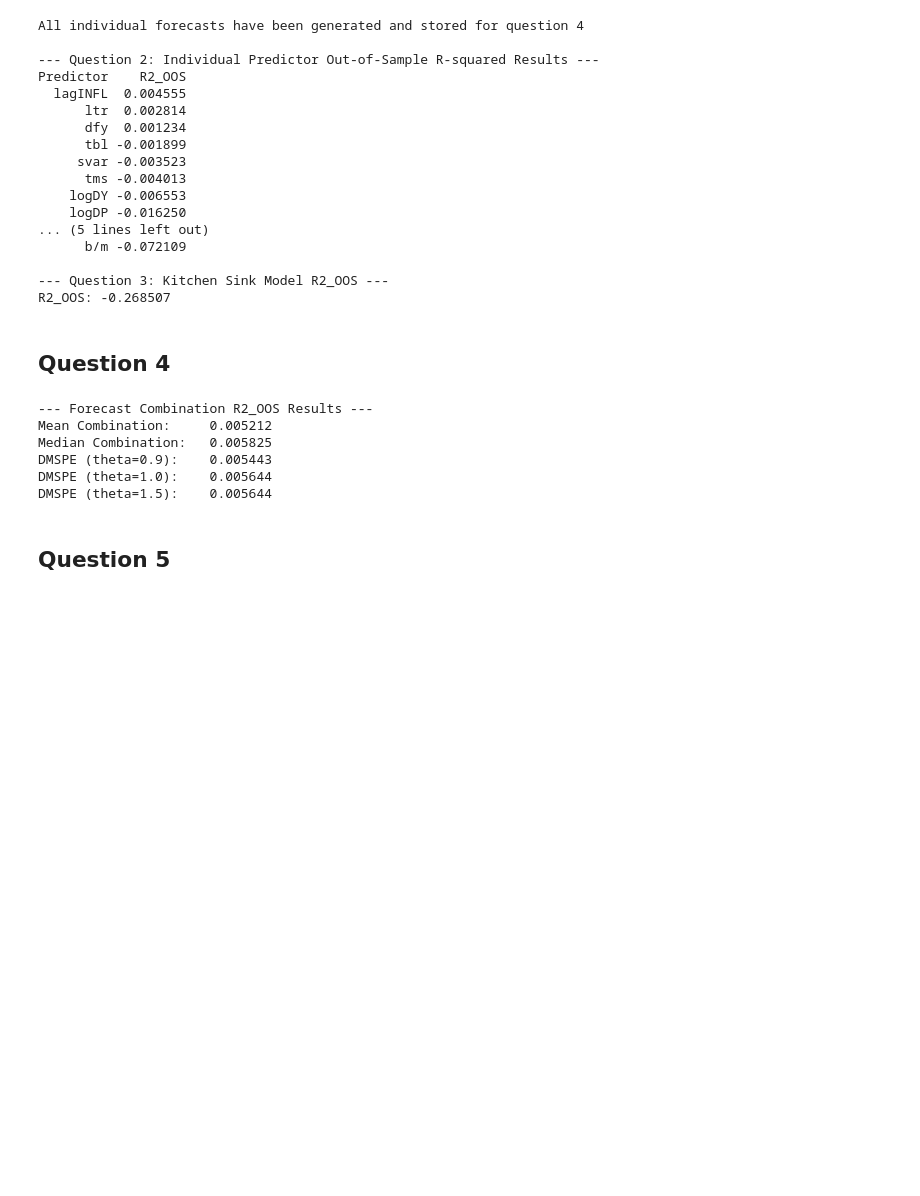
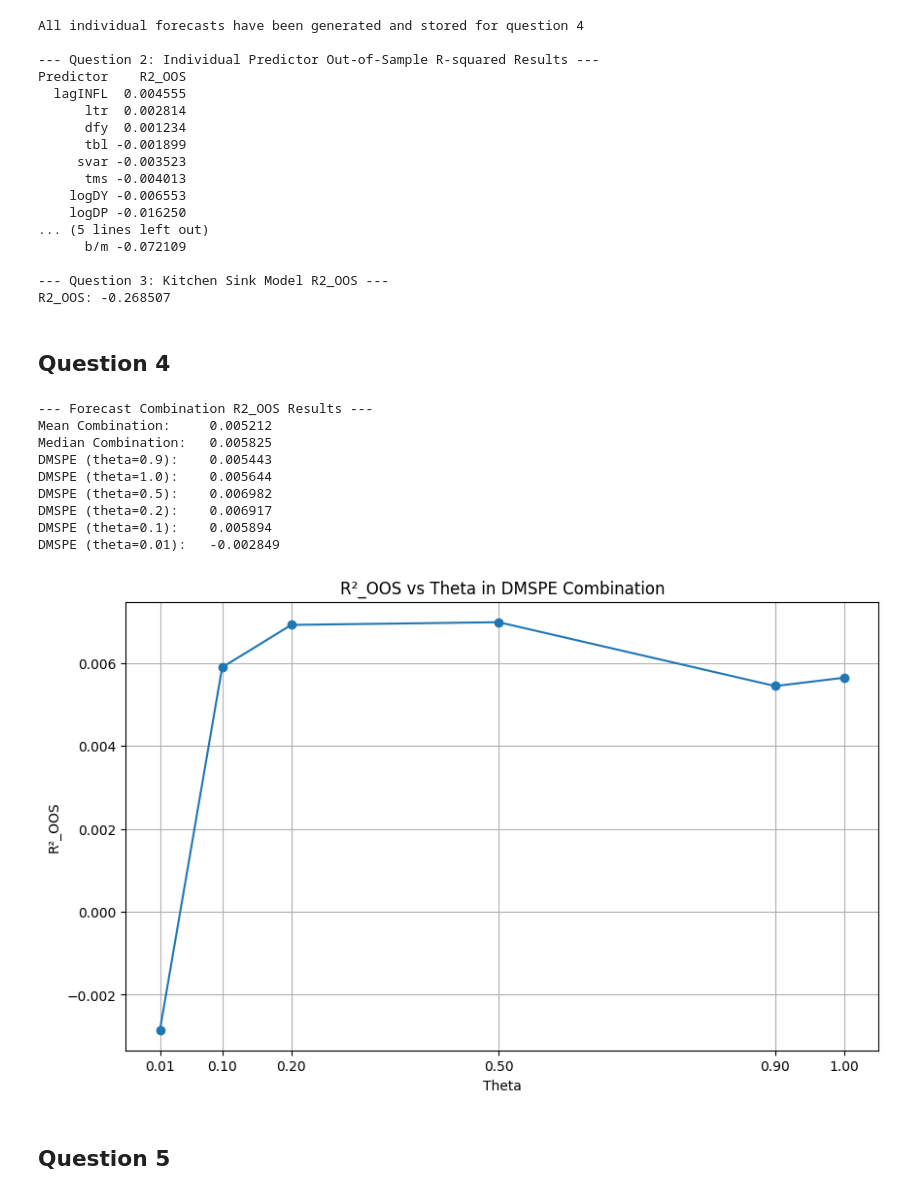
Before and after one commit to siddharthyashkukreja-cloud/QuantInvesting, a Jupyter notebook: assignment.ipynb, the cells around one changed output. Cells and saved outputs as stored; diff of their text form; code cells hidden in the pictures; blank space fills up the shorter version.

Commit message:
Added R²_OOS results for different levels of theta

```diff
--- a/assignment.ipynb
+++ b/assignment.ipynb
@@ -420,38 +420,71 @@ def calculate_dmspe_forecasts(theta):
 
     # Step 2: Apply fixed weights to the out-of-sample forecasts
     dmspe_combo_forecasts = np.dot(phi_weights, individual_forecasts_matrix)
 
     return dmspe_combo_forecasts
 
 # Calculate DMSPE for theta = 0.9
 dmspe_forecasts_09 = calculate_dmspe_forecasts(theta=0.9)
 mspe_dmspe_09 = np.mean((actual_returns_oos - dmspe_forecasts_09)**2)
 r2_oos_dmspe_09 = 1 - (mspe_dmspe_09 / mspe_benchmark_oos)
 
 # Calculate DMSPE for theta = 1.0
 dmspe_forecasts_10 = calculate_dmspe_forecasts(theta=1.0)
 mspe_dmspe_10 = np.mean((actual_returns_oos - dmspe_forecasts_10)**2)
 r2_oos_dmspe_10 = 1 - (mspe_dmspe_10 / mspe_benchmark_oos)
 
-# Calculate DMSPE for theta = 1.5
-dmspe_forecasts_15 = calculate_dmspe_forecasts(theta=1.5)
-mspe_dmspe_10 = np.mean((actual_returns_oos - dmspe_forecasts_10)**2)
-r2_oos_dmspe_10 = 1 - (mspe_dmspe_10 / mspe_benchmark_oos)
+# Calculate DMSPE for theta = 0.5
+dmspe_forecasts_05 = calculate_dmspe_forecasts(theta=0.5)
+mspe_dmspe_05 = np.mean((actual_returns_oos - dmspe_forecasts_05)**2)
+r2_oos_dmspe_05 = 1 - (mspe_dmspe_05 / mspe_benchmark_oos)
 
+# Calculate DMSPE for theta = 0.2
+dmspe_forecasts_02 = calculate_dmspe_forecasts(theta=0.2)
+mspe_dmspe_02 = np.mean((actual_returns_oos - dmspe_forecasts_02)**2)
+r2_oos_dmspe_02 = 1 - (mspe_dmspe_02 / mspe_benchmark_oos)
+
+# Calculate DMSPE for theta = 0.1
+dmspe_forecasts_01 = calculate_dmspe_forecasts(theta=0.1)
+mspe_dmspe_01 = np.mean((actual_returns_oos - dmspe_forecasts_01)**2)
+r2_oos_dmspe_01 = 1 - (mspe_dmspe_01 / mspe_benchmark_oos)
+
+# Calculate DMSPE for theta = 0.01
+dmspe_forecasts_001 = calculate_dmspe_forecasts(theta=0.01)
+mspe_dmspe_001 = np.mean((actual_returns_oos - dmspe_forecasts_001)**2)
+r2_oos_dmspe_001 = 1 - (mspe_dmspe_001 / mspe_benchmark_oos)
 
 # --- 3. Display Final Results for Question 4 ---
 print("\n--- Forecast Combination R2_OOS Results ---")
 print(f"Mean Combination:     {r2_oos_mean_combo:.6f}")
 print(f"Median Combination:   {r2_oos_median_combo:.6f}")
 print(f"DMSPE (theta=0.9):    {r2_oos_dmspe_09:.6f}")
 print(f"DMSPE (theta=1.0):    {r2_oos_dmspe_10:.6f}")
-print(f"DMSPE (theta=1.5):    {r2_oos_dmspe_10:.6f}")
+print(f"DMSPE (theta=0.5):    {r2_oos_dmspe_05:.6f}")
+print(f"DMSPE (theta=0.2):    {r2_oos_dmspe_02:.6f}")
+print(f"DMSPE (theta=0.1):    {r2_oos_dmspe_01:.6f}")
+print(f"DMSPE (theta=0.01):   {r2_oos_dmspe_001:.6f}")
+
+# Plot R²_OOS results for different levels of theta
+theta_values = [0.01,0.1, 0.2, 0.5, 0.9, 1.0]
+r2_oos_dmspe_values = [r2_oos_dmspe_001, r2_oos_dmspe_01, r2_oos_dmspe_02, r2_oos_dmspe_05, r2_oos_dmspe_09, r2_oos_dmspe_10]
+plt.figure(figsize=(10, 6))
+plt.plot(theta_values, r2_oos_dmspe_values, marker='o')
+plt.title('R²_OOS vs Theta in DMSPE Combination')
+plt.xlabel('Theta')
+plt.ylabel('R²_OOS')
+plt.grid()
+plt.xticks(theta_values)
+plt.show()
 # %% [output]
 --- Forecast Combination R2_OOS Results ---
 Mean Combination:     0.005212
 Median Combination:   0.005825
 DMSPE (theta=0.9):    0.005443
 DMSPE (theta=1.0):    0.005644
-DMSPE (theta=1.5):    0.005644
+DMSPE (theta=0.5):    0.006982
+DMSPE (theta=0.2):    0.006917
+DMSPE (theta=0.1):    0.005894
+DMSPE (theta=0.01):   -0.002849
+[figure, added]
 # %% [markdown]
 ## Question 5
```
Also changed, not shown: 1 other file.
